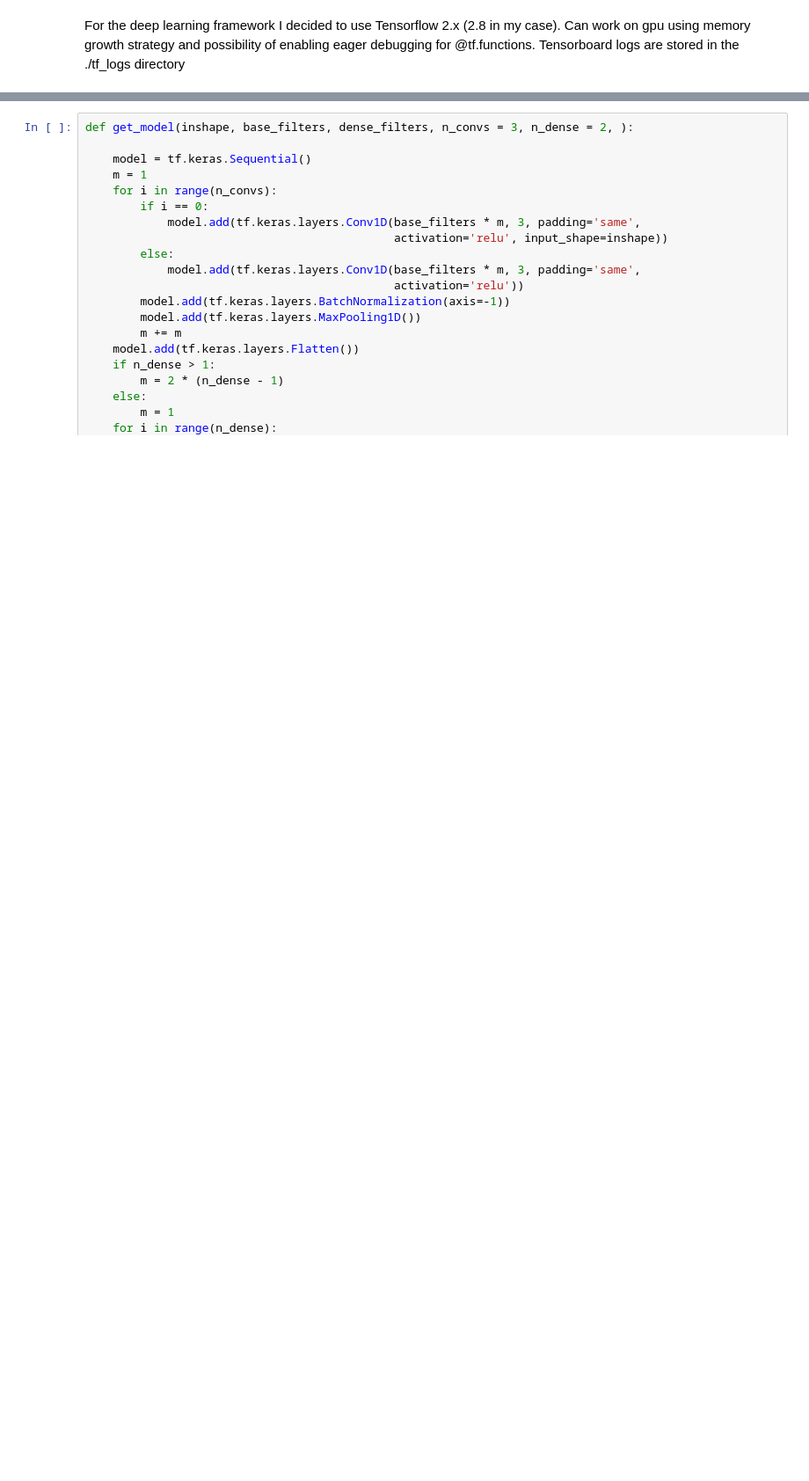
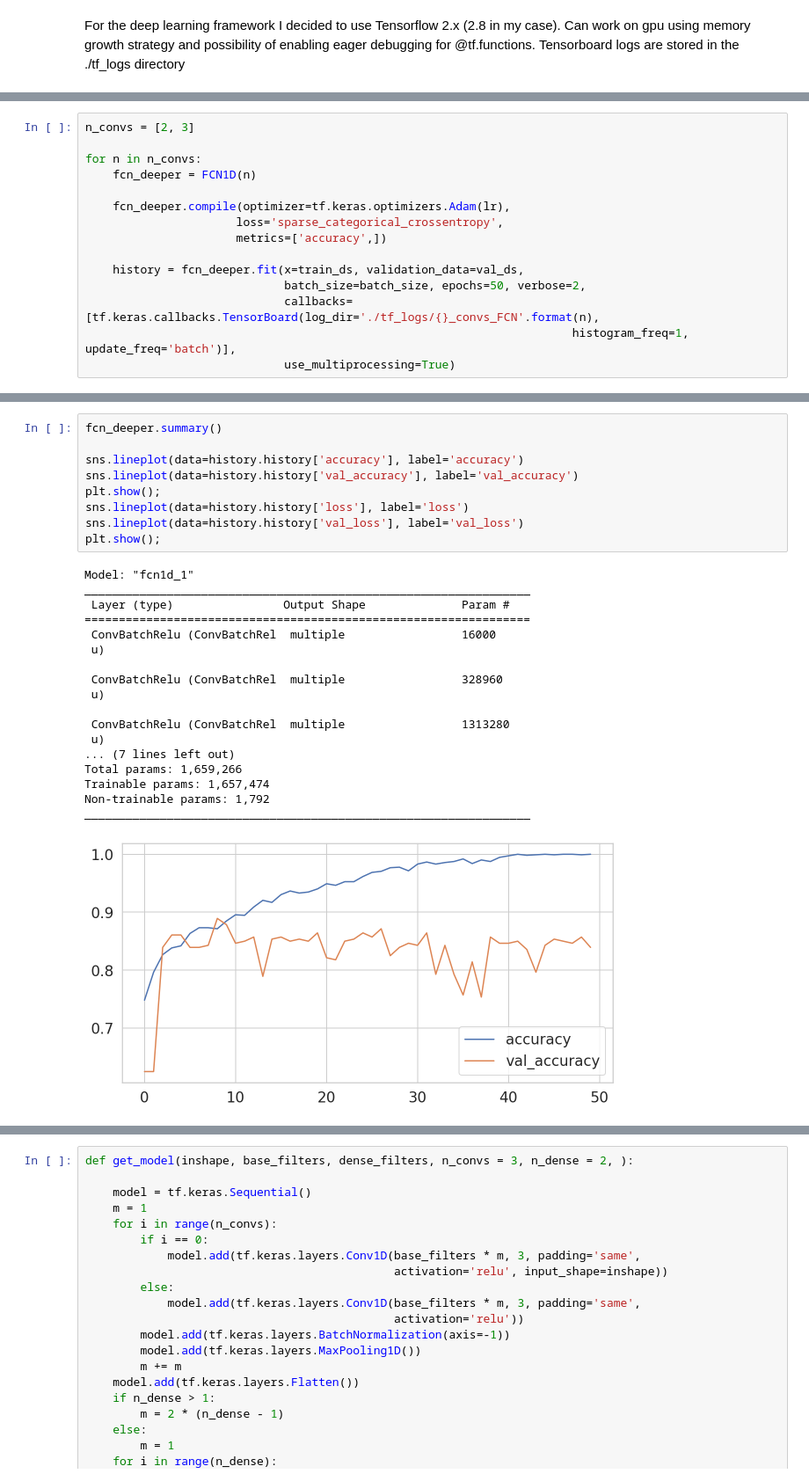
Before and after one commit to aledelmo/ECG_Lead_Reversal, a Jupyter notebook: Test.ipynb, the cells around one changed output, grey strips where cells are left out. Shown at 88% size. Cells and saved outputs as stored; diff of their text form; blank space fills up the shorter version.

```diff
--- a/Test.ipynb
+++ b/Test.ipynb
@@ -247,0 +439,15 @@ val_ds = val_ds.batch(batch_size, num_parallel_calls=tf.data.experimental.AUTOTU
+# %%
+n_convs = [2, 3]
+
+for n in n_convs:
+    fcn_deeper = FCN1D(n)
+
+    fcn_deeper.compile(optimizer=tf.keras.optimizers.Adam(lr),
+                      loss='sparse_categorical_crossentropy',
+                      metrics=['accuracy',])
+
+    history = fcn_deeper.fit(x=train_ds, validation_data=val_ds,
+                             batch_size=batch_size, epochs=50, verbose=2,
+                             callbacks=[tf.keras.callbacks.TensorBoard(log_dir='./tf_logs/{}_convs_FCN'.format(n),
+                                                                       histogram_freq=1, update_freq='batch')],
+                             use_multiprocessing=True)
@@ -247,0 +472,28 @@ val_ds = val_ds.batch(batch_size, num_parallel_calls=tf.data.experimental.AUTOTU
+# %%
+fcn_deeper.summary()
+
+sns.lineplot(data=history.history['accuracy'], label='accuracy')
+sns.lineplot(data=history.history['val_accuracy'], label='val_accuracy')
+plt.show();
+sns.lineplot(data=history.history['loss'], label='loss')
+sns.lineplot(data=history.history['val_loss'], label='val_loss')
+plt.show();
+# %% [output]
+Model: "fcn1d_1"
+_________________________________________________________________
+ Layer (type)                Output Shape              Param #
+=================================================================
+ ConvBatchRelu (ConvBatchRel  multiple                 16000
+ u)
+
+ ConvBatchRelu (ConvBatchRel  multiple                 328960
+ u)
+
+ ConvBatchRelu (ConvBatchRel  multiple                 1313280
+ u)
+... (7 lines left out)
+Total params: 1,659,266
+Trainable params: 1,657,474
+Non-trainable params: 1,792
+_________________________________________________________________
+[figure, added]
```
Also changed, not shown: parts of 53 cells of this notebook.
